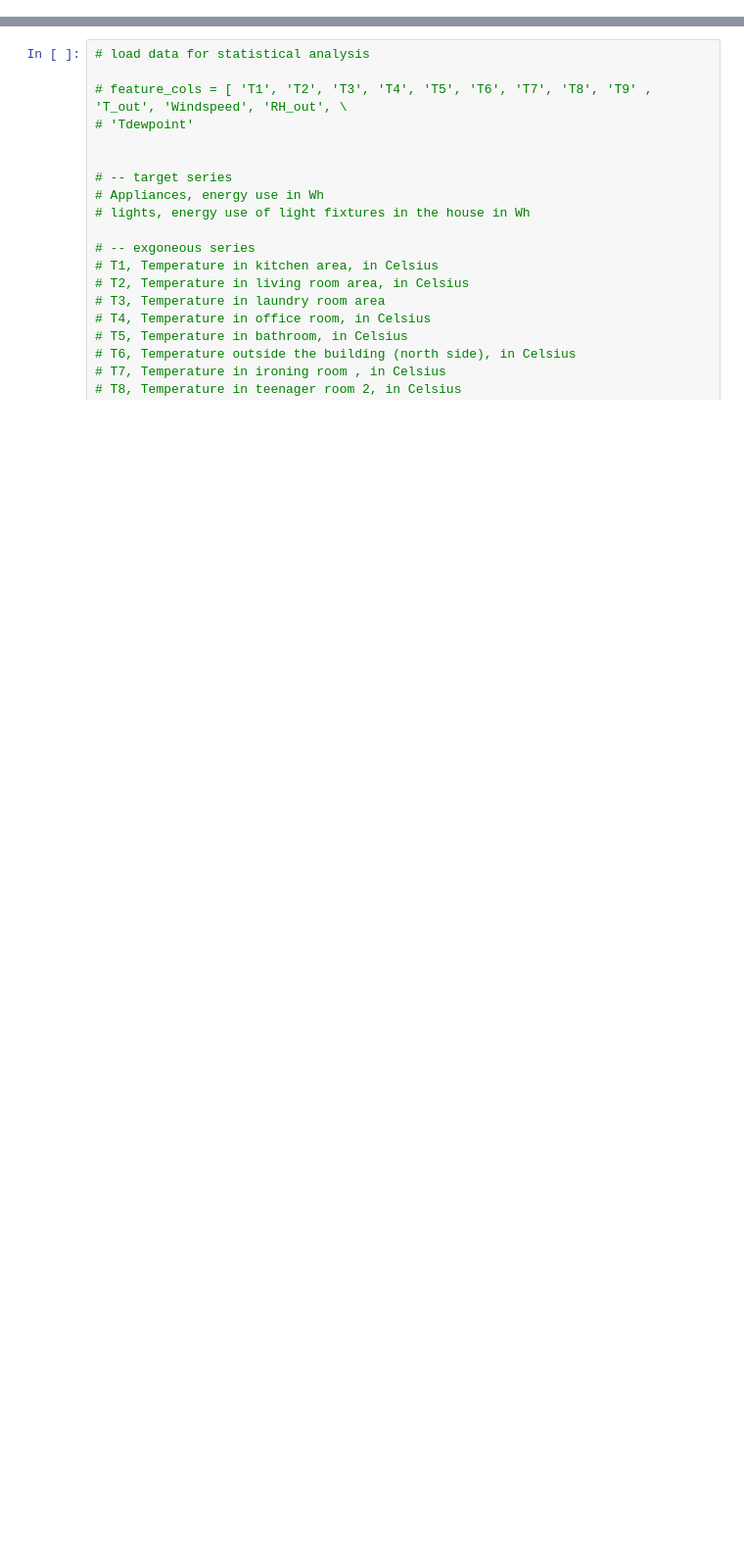
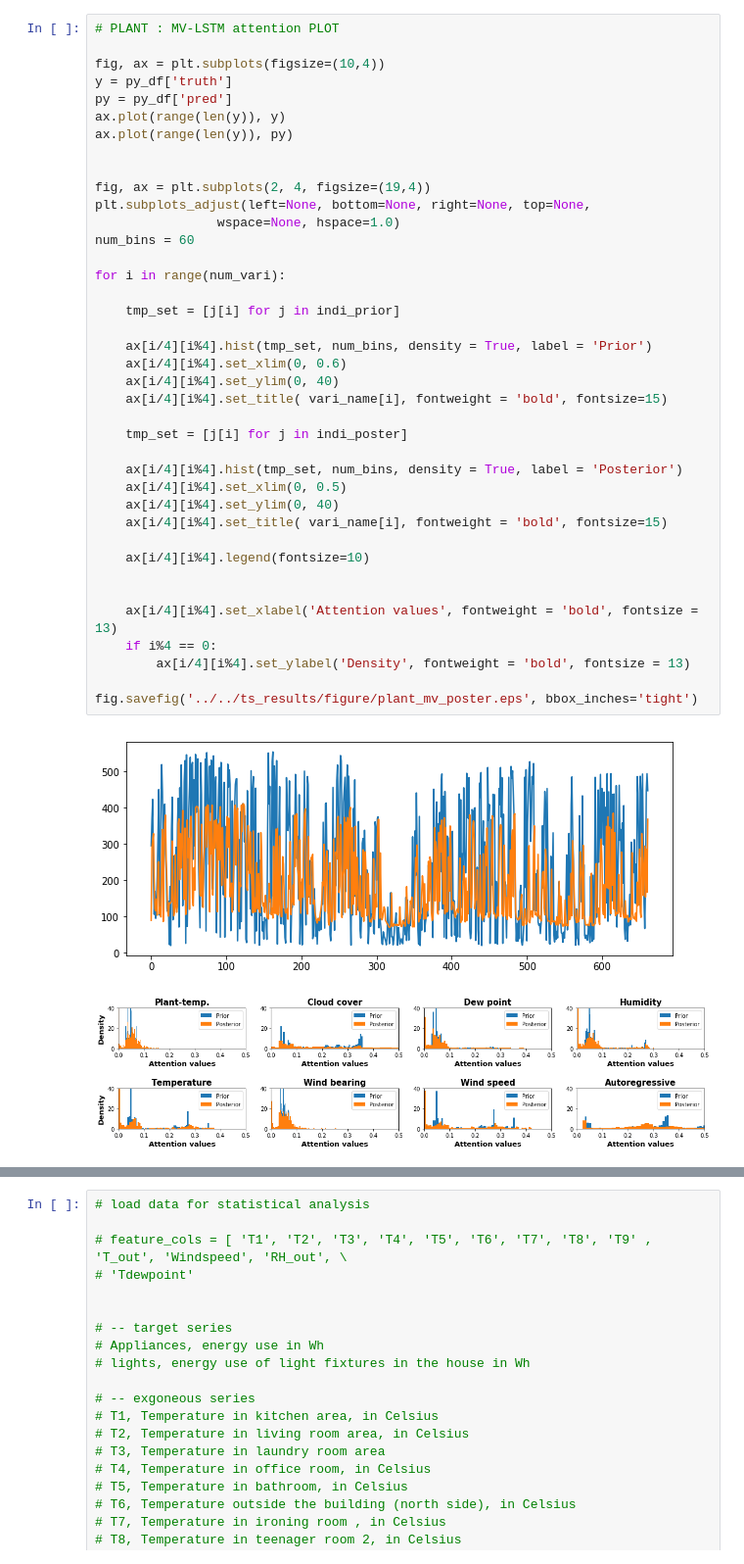
Before and after one commit to weilai0980/tsRNN, a Jupyter notebook: forecasting/result_attention.ipynb, the cells around one changed output, grey strips where cells are left out. Shown at 98% size. Cells and saved outputs as stored; diff of their text form; blank space fills up the shorter version.

```diff
--- a/forecasting/result_attention.ipynb
+++ b/forecasting/result_attention.ipynb
@@ -438,0 +94,42 @@ print causality_one(VAR_res, sta_dta, 6)
+# %%
+# PLANT : MV-LSTM attention PLOT
+
+fig, ax = plt.subplots(figsize=(10,4))
+y = py_df['truth']
+py = py_df['pred']
+ax.plot(range(len(y)), y)
+ax.plot(range(len(y)), py)
+
+
+fig, ax = plt.subplots(2, 4, figsize=(19,4))
+plt.subplots_adjust(left=None, bottom=None, right=None, top=None,
+                wspace=None, hspace=1.0)
+num_bins = 60
+
+for i in range(num_vari):
+
+    tmp_set = [j[i] for j in indi_prior]
+
+    ax[i/4][i%4].hist(tmp_set, num_bins, density = True, label = 'Prior')
+    ax[i/4][i%4].set_xlim(0, 0.6)
+    ax[i/4][i%4].set_ylim(0, 40)
+    ax[i/4][i%4].set_title( vari_name[i], fontweight = 'bold', fontsize=15)
+
+    tmp_set = [j[i] for j in indi_poster]
+
+    ax[i/4][i%4].hist(tmp_set, num_bins, density = True, label = 'Posterior')
+    ax[i/4][i%4].set_xlim(0, 0.5)
+    ax[i/4][i%4].set_ylim(0, 40)
+    ax[i/4][i%4].set_title( vari_name[i], fontweight = 'bold', fontsize=15)
+
+    ax[i/4][i%4].legend(fontsize=10)
+
+
+    ax[i/4][i%4].set_xlabel('Attention values', fontweight = 'bold', fontsize = 13)
+    if i%4 == 0:
+        ax[i/4][i%4].set_ylabel('Density', fontweight = 'bold', fontsize = 13)
+
+fig.savefig('../../ts_results/figure/plant_mv_poster.eps', bbox_inches='tight')
+# %% [output]
+[figure, added]
+[figure, added]
```
Also changed, not shown: parts of 38 cells of this notebook, 16 other files.
